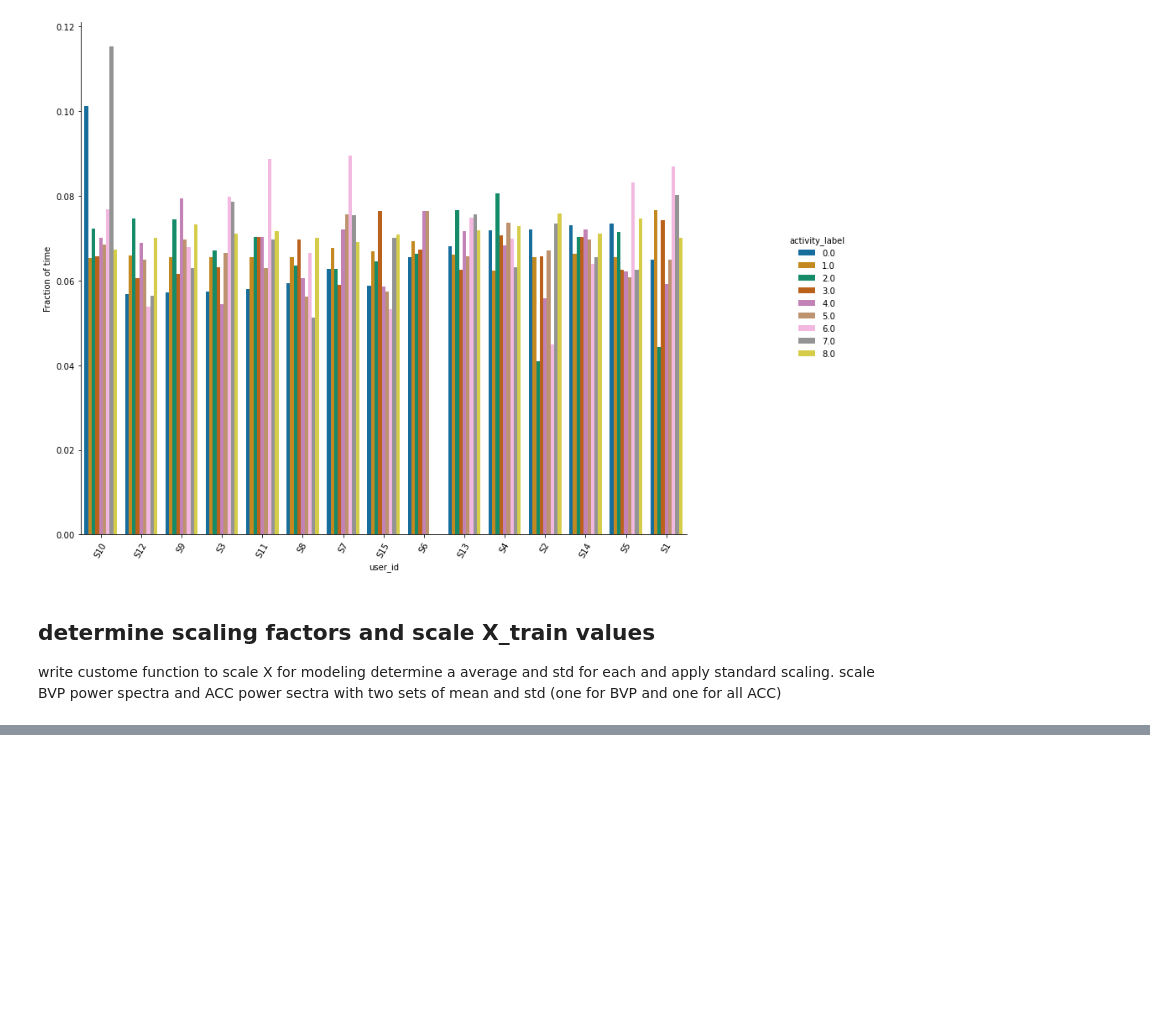
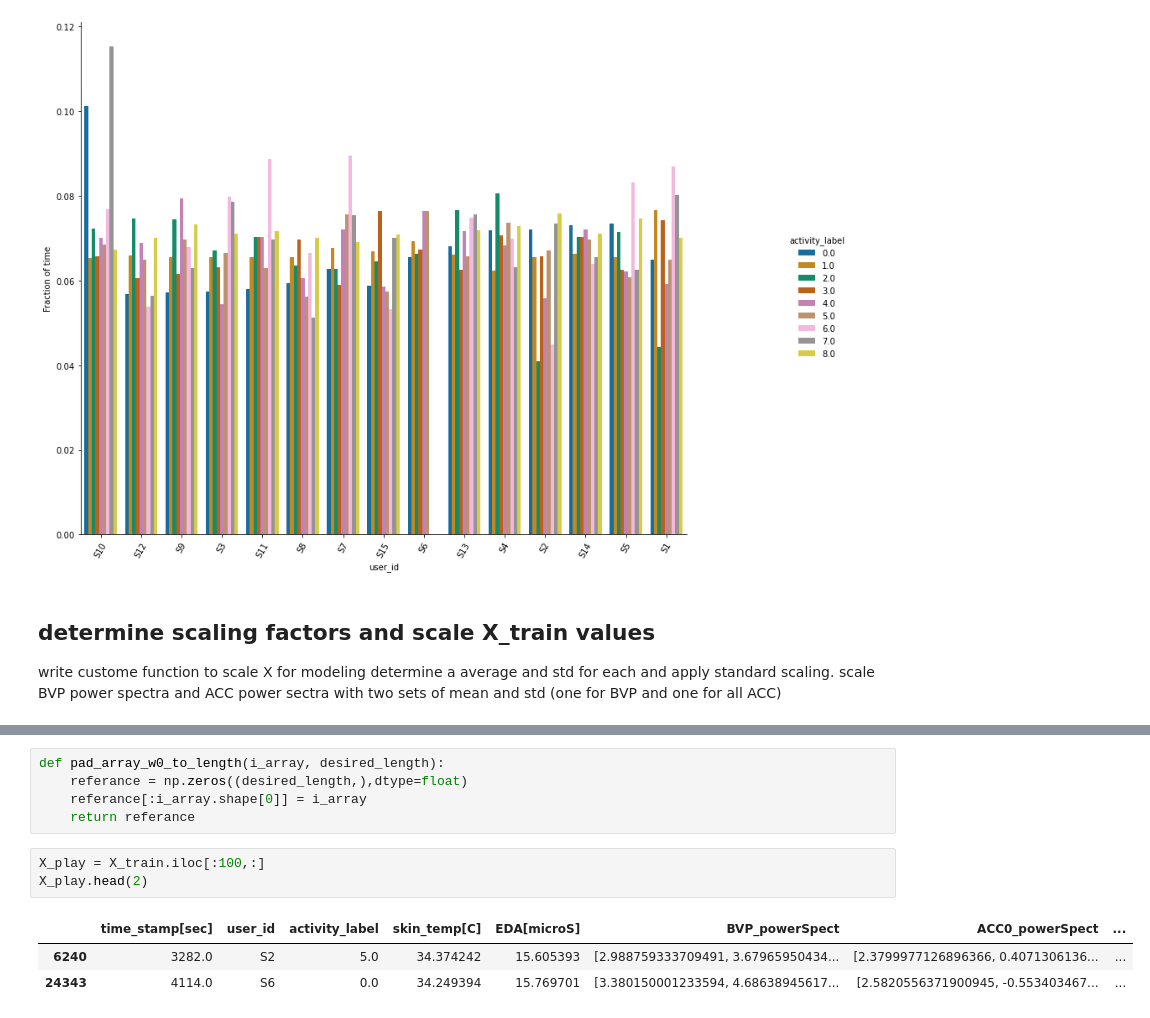
Before and after one commit to VanD3rWaals/portfolio_projects, a Jupyter notebook: ppg_model/modeling_NB.ipynb, the cells around one changed output, grey strips where cells are left out. Drawn from its saved outputs; the diff is of its cells as text; blank space fills up the shorter version.

```diff
--- a/ppg_model/modeling_NB.ipynb
+++ b/ppg_model/modeling_NB.ipynb
@@ -214,0 +443,12 @@ class ppg_scailer():
+# %%
+def pad_array_w0_to_length(i_array, desired_length):
+    referance = np.zeros((desired_length,),dtype=float)
+    referance[:i_array.shape[0]] = i_array
+    return referance
+# %%
+X_play = X_train.iloc[:100,:]
+X_play.head(2)
+# %% [output]
+|  | time_stamp[sec] | user_id | activity_label | skin_temp[C] | EDA[microS] | BVP_powerSpect | ACC0_powerSpect | ... |
+| 6240 | 3282.0 | S2 | 5.0 | 34.374242 | 15.605393 | [2.988759333709491, 3.67965950434... | [2.3799977126896366, 0.4071306136... | ... |
+| 24343 | 4114.0 | S6 | 0.0 | 34.249394 | 15.769701 | [3.380150001233594, 4.68638945617... | [2.5820556371900945, -0.553403467... | ... |
```
Also changed, not shown: parts of 48 cells of this notebook.
